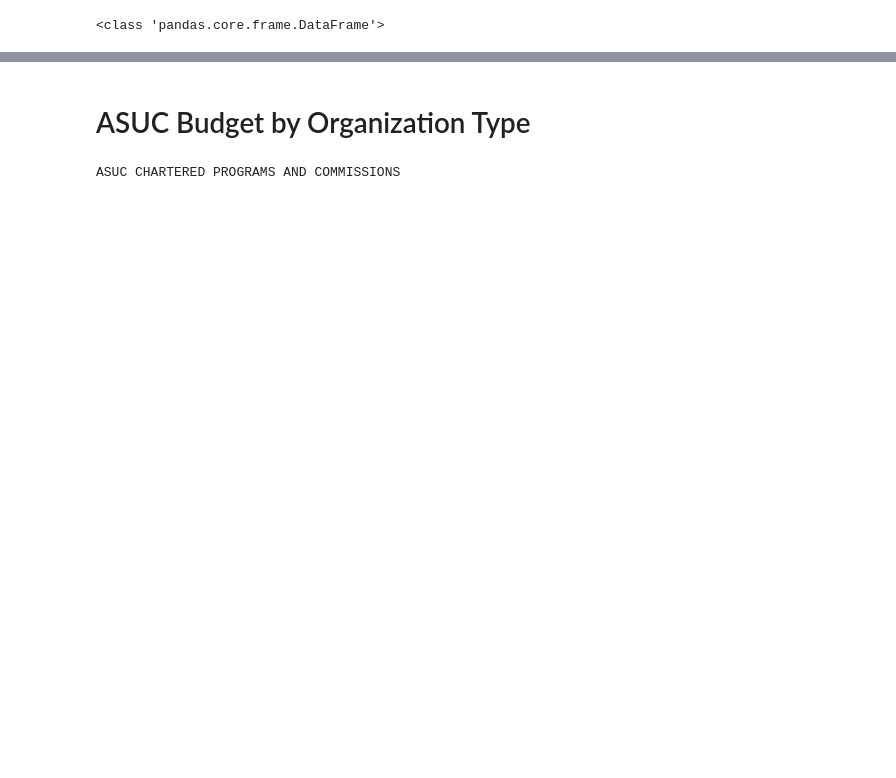
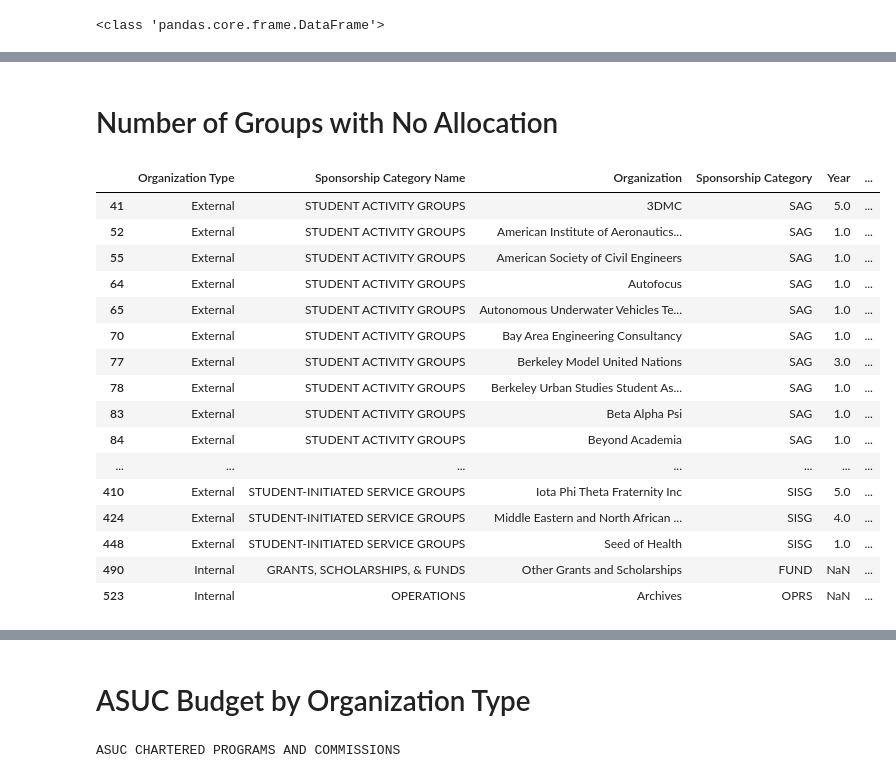
Before and after one commit to dailycal-projects/asuc-budget-club, a Jupyter notebook: asuc.ipynb, the cells around one changed output, grey strips where cells are left out. Saved outputs shown, nothing was run; the diff lists cells and outputs as text; code cells hidden in the pictures; blank space fills up the shorter version.

```diff
--- a/asuc.ipynb
+++ b/asuc.ipynb
@@ -17,0 +43,22 @@ plt.show()
+# %% [markdown]
+# Number of Groups with No Allocation
+# %%
+asuc_budget.loc[asuc_budget['Initial Allocation ($)'] == 0]
+# %% [output]
+|  | Organization Type | Sponsorship Category Name | Organization | Sponsorship Category | Year | ... |
+| 41 | External | STUDENT ACTIVITY GROUPS | 3DMC | SAG | 5.0 | ... |
+| 52 | External | STUDENT ACTIVITY GROUPS | American Institute of Aeronautics... | SAG | 1.0 | ... |
+| 55 | External | STUDENT ACTIVITY GROUPS | American Society of Civil Engineers | SAG | 1.0 | ... |
+| 64 | External | STUDENT ACTIVITY GROUPS | Autofocus | SAG | 1.0 | ... |
+| 65 | External | STUDENT ACTIVITY GROUPS | Autonomous Underwater Vehicles Te... | SAG | 1.0 | ... |
+| 70 | External | STUDENT ACTIVITY GROUPS | Bay Area Engineering Consultancy | SAG | 1.0 | ... |
+| 77 | External | STUDENT ACTIVITY GROUPS | Berkeley Model United Nations | SAG | 3.0 | ... |
+| 78 | External | STUDENT ACTIVITY GROUPS | Berkeley Urban Studies Student As... | SAG | 1.0 | ... |
+| 83 | External | STUDENT ACTIVITY GROUPS | Beta Alpha Psi | SAG | 1.0 | ... |
+| 84 | External | STUDENT ACTIVITY GROUPS | Beyond Academia | SAG | 1.0 | ... |
+| ... | ... | ... | ... | ... | ... | ... |
+| 410 | External | STUDENT-INITIATED SERVICE GROUPS | Iota Phi Theta Fraternity Inc | SISG | 5.0 | ... |
+| 424 | External | STUDENT-INITIATED SERVICE GROUPS | Middle Eastern and North African ... | SISG | 4.0 | ... |
+| 448 | External | STUDENT-INITIATED SERVICE GROUPS | Seed of Health | SISG | 1.0 | ... |
+| 490 | Internal | GRANTS, SCHOLARSHIPS, & FUNDS | Other Grants and Scholarships | FUND | NaN | ... |
+| 523 | Internal | OPERATIONS | Archives | OPRS | NaN | ... |
```
Also changed, not shown: parts of 9 cells of this notebook.
